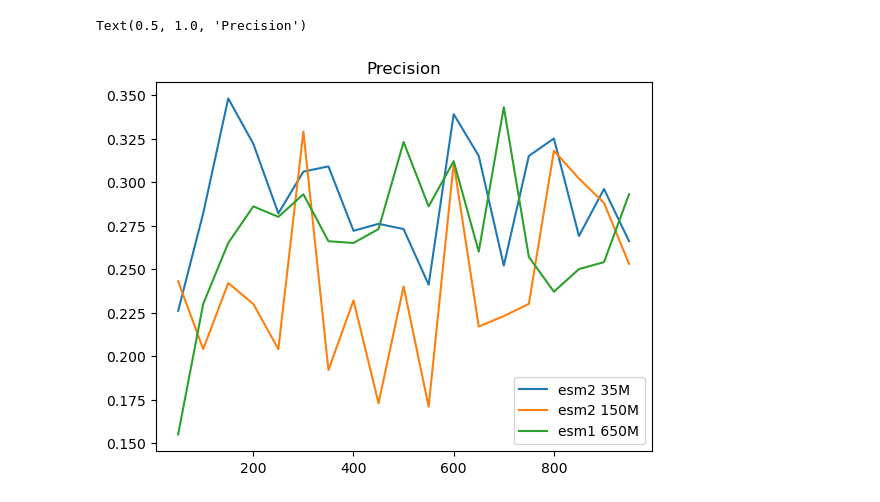
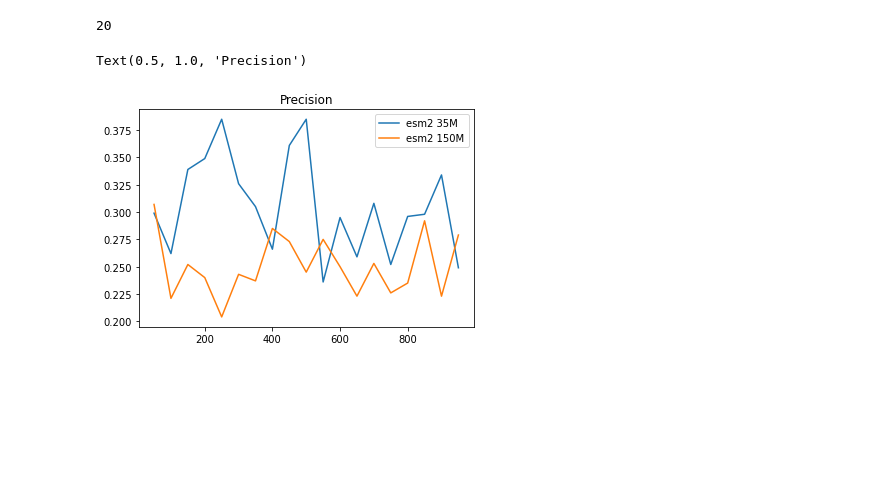
Before and after one commit to xxchenxx/CLEAN, a Jupyter notebook: app/draw.ipynb, the cells around one changed output. Cells and saved outputs as stored; diff of their text form; code cells hidden in the pictures; blank space fills up the shorter version.

```diff
--- a/app/draw.ipynb
+++ b/app/draw.ipynb
@@ -13,3 +13,7 @@ for line in result_35m:
         result_35m_recalls.append(float(line.split("recall: ")[1].split("|")[0]))
         result_35m_F1s.append(float(line.split("F1: ")[1].split("|")[0]))
         result_35m_AUCs.append(float(line.split("AUC: ")[1]))
+# %%
+import matplotlib.pyplot as plt
+with open("layer_12_attention_1_top_k.out") as f:
+    result_35m_2 = f.readlines()
@@ -16,6 +31,34 @@ for line in result_35m:
+# %%
+import matplotlib.pyplot as plt
+with open("layer_12_attention_1_top_k_sum.out") as f:
+    result_35m_3 = f.readlines()
+result_35m_3_precisions = []
+result_35m_3_recalls = []
+result_35m_3_F1s = []
+result_35m_3_AUCs = []
+for line in result_35m_3:
+    if line.startswith(">>> pre"):
+        result_35m_3_precisions.append(float(line.split("precision: ")[1].split("|")[0]))
+        result_35m_3_recalls.append(float(line.split("recall: ")[1].split("|")[0]))
+        result_35m_3_F1s.append(float(line.split("F1: ")[1].split("|")[0]))
+        result_35m_3_AUCs.append(float(line.split("AUC: ")[1]))
+# %%
+import matplotlib.pyplot as plt
+with open("layer_12_attention_1_learnable_k.out") as f:
+    result_35m_4 = f.readlines()
+result_35m_4_precisions = []
+result_35m_4_recalls = []
+result_35m_4_F1s = []
+result_35m_4_AUCs = []
+for line in result_35m_4:
+    if line.startswith(">>> pre"):
+        result_35m_4_precisions.append(float(line.split("precision: ")[1].split("|")[0]))
+        result_35m_4_recalls.append(float(line.split("recall: ")[1].split("|")[0]))
+        result_35m_4_F1s.append(float(line.split("F1: ")[1].split("|")[0]))
+        result_35m_4_AUCs.append(float(line.split("AUC: ")[1]))
 # %%
 import matplotlib.pyplot as plt
-with open("triplet_esm2_150m_eval.out") as f:
+with open("layer_30_attention_1.out") as f:
     result_150m = f.readlines()
 # %%
 result_150m_precisions = []
@@ -44,13 +87,17 @@ for line in result_650m:
         result_650m_recalls.append(float(line.split("recall: ")[1].split("|")[0]))
         result_650m_F1s.append(float(line.split("F1: ")[1].split("|")[0]))
         result_650m_AUCs.append(float(line.split("AUC: ")[1]))
+# %%
+len(result_650m_F1s)
+# %% [output]
+20
 # %%
-plt.plot(range(50, 1000, 50), result_35m_precisions, label='esm2 35M')
-plt.plot(range(50, 1000, 50), result_150m_precisions, label='esm2 150M')
-plt.plot(range(50, 1000, 50), result_650m_precisions, label='esm1 650M')
+plt.plot(range(50, 1000, 50), result_35m_precisions[-19:], label='esm2 35M')
+plt.plot(range(50, 1000, 50), result_150m_precisions[-19:], label='esm2 150M')
+# plt.plot(range(50, 1000, 50), result_650m_precisions[-19:], label='esm1 650M')
 plt.legend()
 plt.title("Precision")
 # %% [output]
 Text(0.5, 1.0, 'Precision')
-[figure, old version]
+[figure, new version]
 # %%
```
Also changed, not shown: parts of 10 cells of this notebook, 2 other files.
